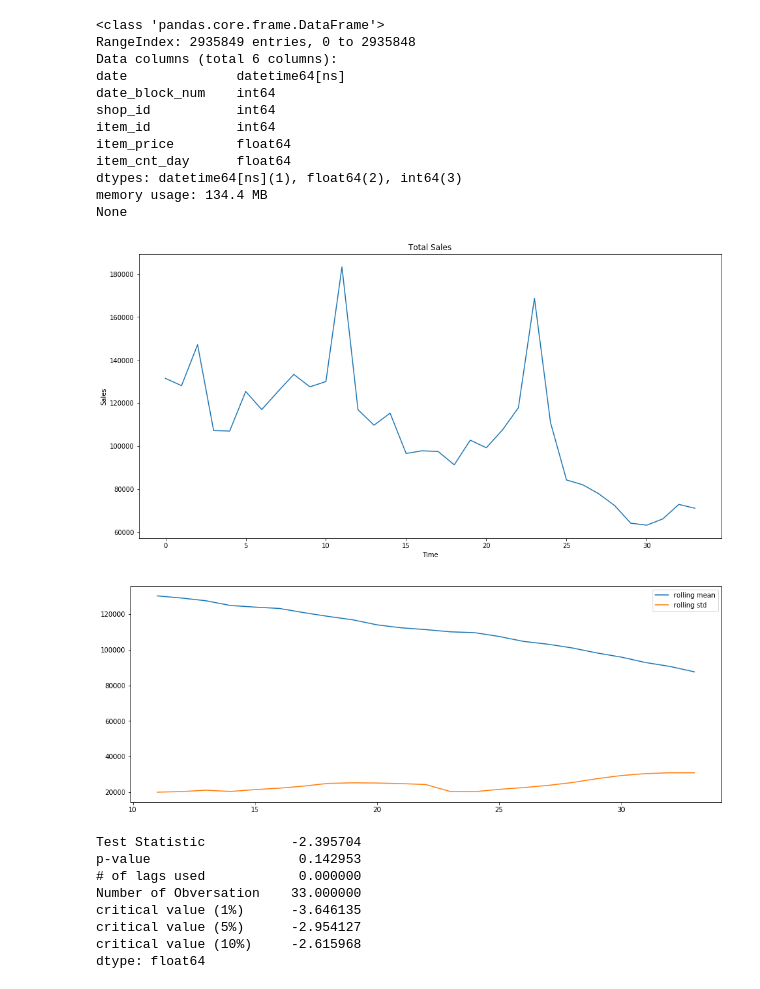
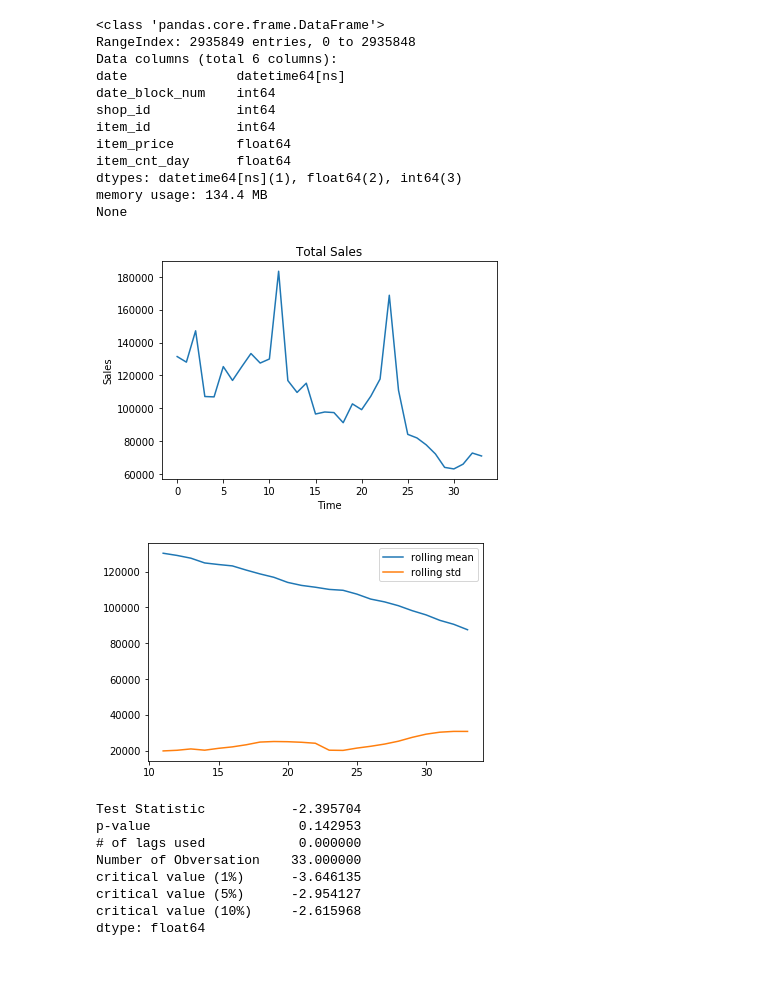
Before and after one commit to PaulGuo5/Predict-Future-Sales, a Jupyter notebook: preprocess.ipynb, the cells around one changed output. Cells and saved outputs as stored; diff of their text form; code cells hidden in the pictures.

```diff
--- a/preprocess.ipynb
+++ b/preprocess.ipynb
@@ -43,22 +43,20 @@ def create_timeseries(data):
     return ts
 # %%
 ts = create_timeseries(train)
-plt.figure(figsize = (16, 8))
 plt.title("Total Sales")
 plt.xlabel("Time")
 plt.ylabel("Sales")
 plt.plot(ts)
 plt.show()
 # %% [output]
-[figure, old version]
+[figure, new version]
 # %%
-plt.figure(figsize = (16, 6))
 plt.plot(ts.rolling(window=12,center=False).mean(), label="rolling mean")
 plt.plot(ts.rolling(window=12,center=False).std(), label="rolling std")
 plt.legend()
 plt.show()
 # %% [output]
-[figure, old version]
+[figure, new version]
 # %%
 # test stationarity
 def test_stationarity(ts):
```
Also changed, not shown: parts of 3 cells of this notebook, 2 other files.
